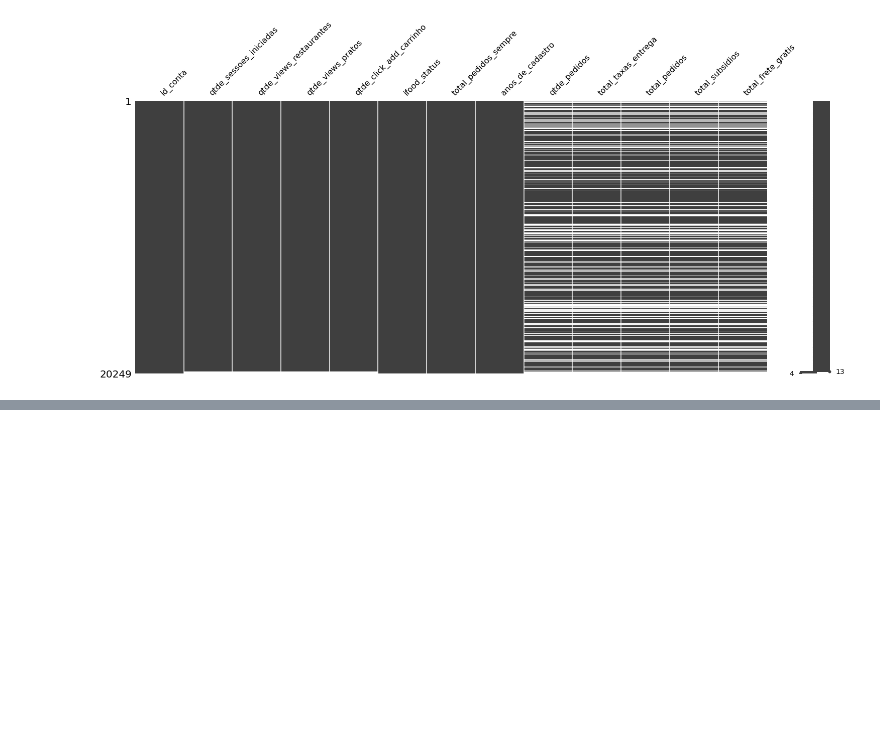
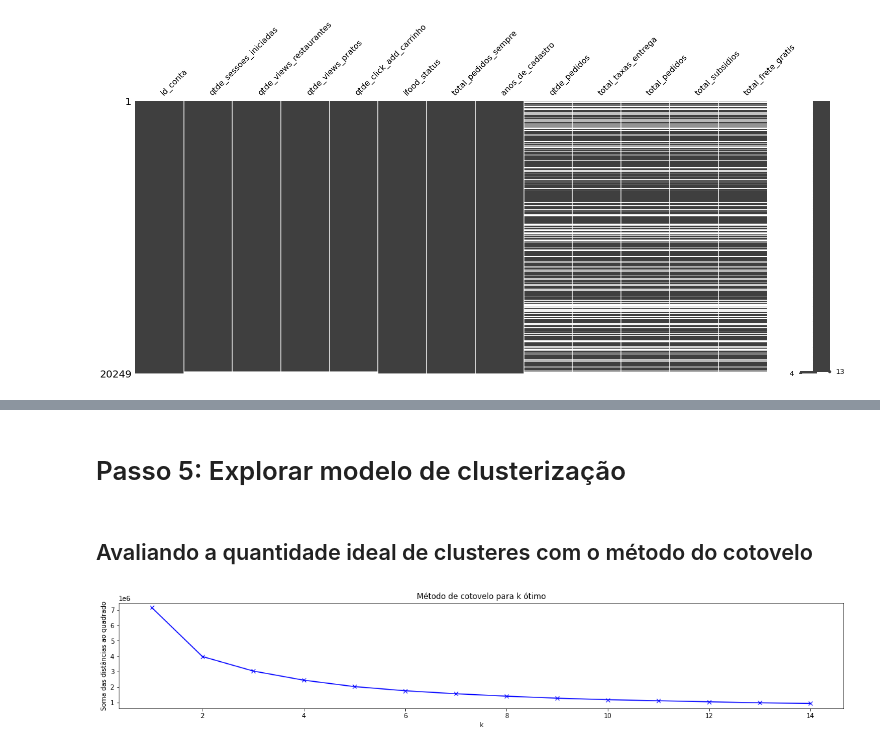
Before and after one commit to casjunior93/Desafio-Tera---Clusteriza-o, a Jupyter notebook: Desafio_Tera_e_Ifood_Clusterização.ipynb, the cells around one changed output, grey strips where cells are left out. Cells and saved outputs as stored; diff of their text form; code cells hidden in the pictures; blank space fills up the shorter version.

Commit message:
Clusterização realizada

```diff
--- a/Desafio_Tera_e_Ifood_Clusterização.ipynb
+++ b/Desafio_Tera_e_Ifood_Clusterização.ipynb
@@ -710,0 +802,3 @@ msno.matrix(df_completo)
+# %%
+df_completo = df_completo.set_index("id_conta")
+df_completo
@@ -710,0 +822,7 @@ msno.matrix(df_completo)
+# %%
+from sklearn.preprocessing import LabelEncoder
+
+l_encoder = LabelEncoder()
+novo_df_completo = df_completo.copy()
+novo_df_completo['ifood_status'] = l_encoder.fit_transform(df_completo['ifood_status'])
+novo_df_completo
@@ -710,0 +850,3 @@ msno.matrix(df_completo)
+# %%
+df_array =  np.array(novo_df_completo)
+df_array.shape
@@ -710,0 +857,6 @@ msno.matrix(df_completo)
+# %%
+from sklearn.preprocessing import RobustScaler
+
+scaler =  RobustScaler()
+df_normalizado = scaler.fit_transform(df_array)
+df_normalizado
@@ -710,0 +877,24 @@ msno.matrix(df_completo)
+# %% [markdown]
+# Passo 5: Explorar modelo de clusterização
+# %% [markdown]
+## Avaliando a quantidade ideal de clusteres com o método do cotovelo
+# %%
+from sklearn.cluster import KMeans
+
+soma_quadrado_distancias =[]
+K = range(1,15)
+
+for i in K:
+    km = KMeans(n_clusters = i, init = 'k-means++', n_init = 10, max_iter=100)
+    km = km.fit(df_normalizado)
+    soma_quadrado_distancias.append(km.inertia_)
+
+###plotting Elbow
+
+plt.plot(K, soma_quadrado_distancias, 'bx-')
+plt.xlabel('k')
+plt.ylabel('Soma das distâncias ao quadrado')
+plt.title('Método de cotovelo para k ótimo')
+plt.show()
+# %% [output]
+[figure, added]
```
Also changed, not shown: parts of 35 cells of this notebook.
